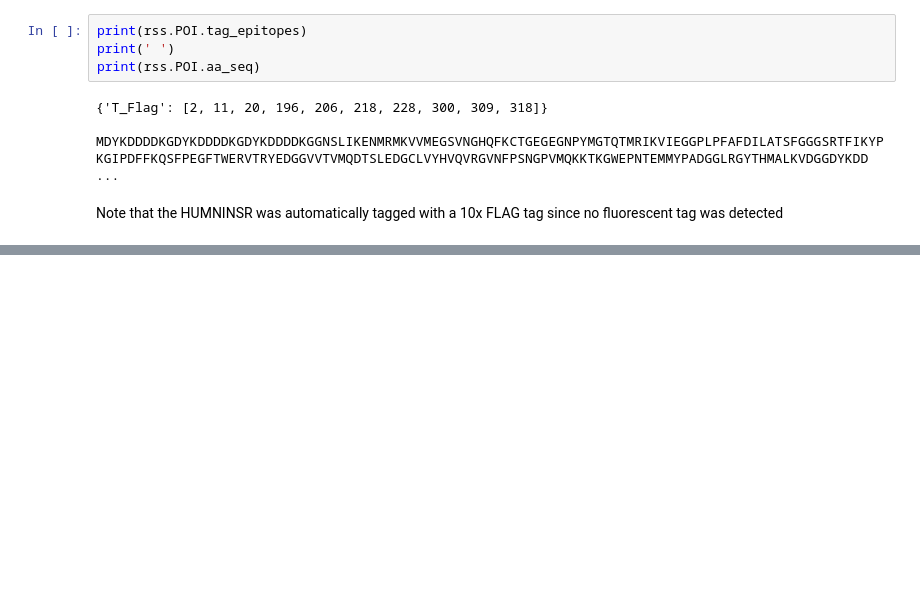
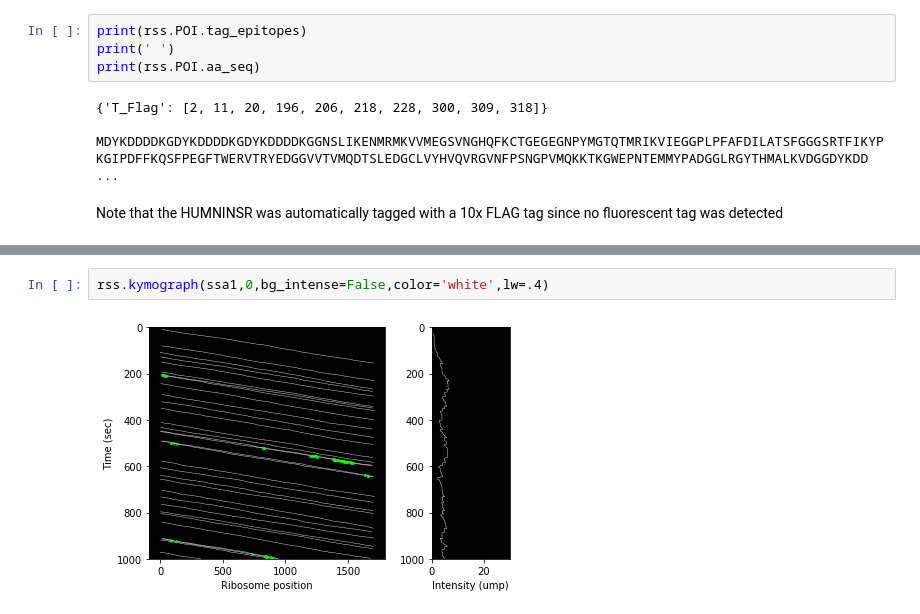
Before and after one commit to MunskyGroup/rSNAPsim, a Jupyter notebook: interactive_notebooks/Tutorial.ipynb, the cells around one changed output, grey strips where cells are left out. Drawn from its saved outputs; the diff is of its cells as text; blank space fills up the shorter version.

```diff
--- a/interactive_notebooks/Tutorial.ipynb
+++ b/interactive_notebooks/Tutorial.ipynb
@@ -122,0 +189,4 @@ fig.show()
+# %%
+rss.kymograph(ssa1,0,bg_intense=False,color='white',lw=.4)
+# %% [output]
+[figure, added]
```
Also changed, not shown: parts of 24 cells of this notebook.
